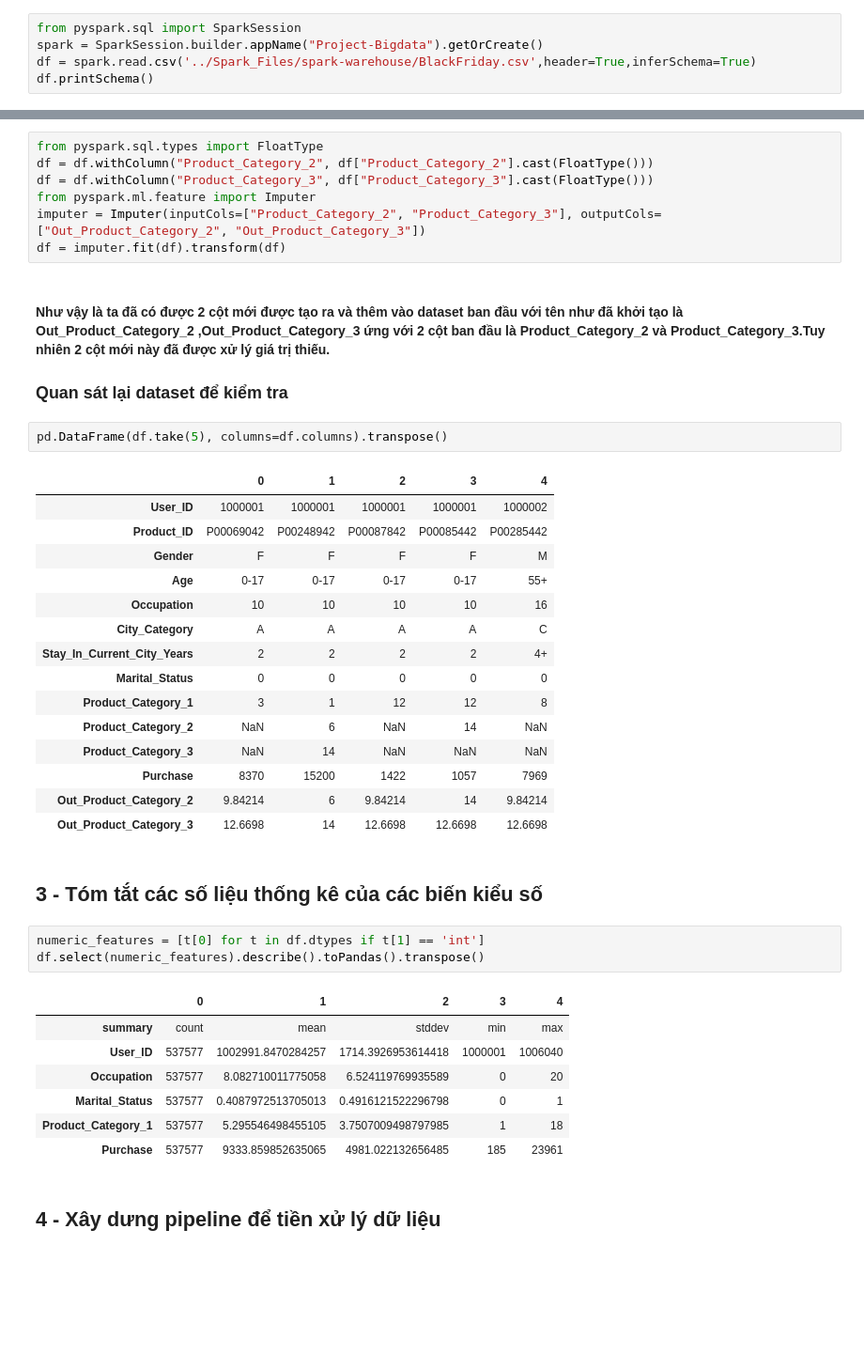
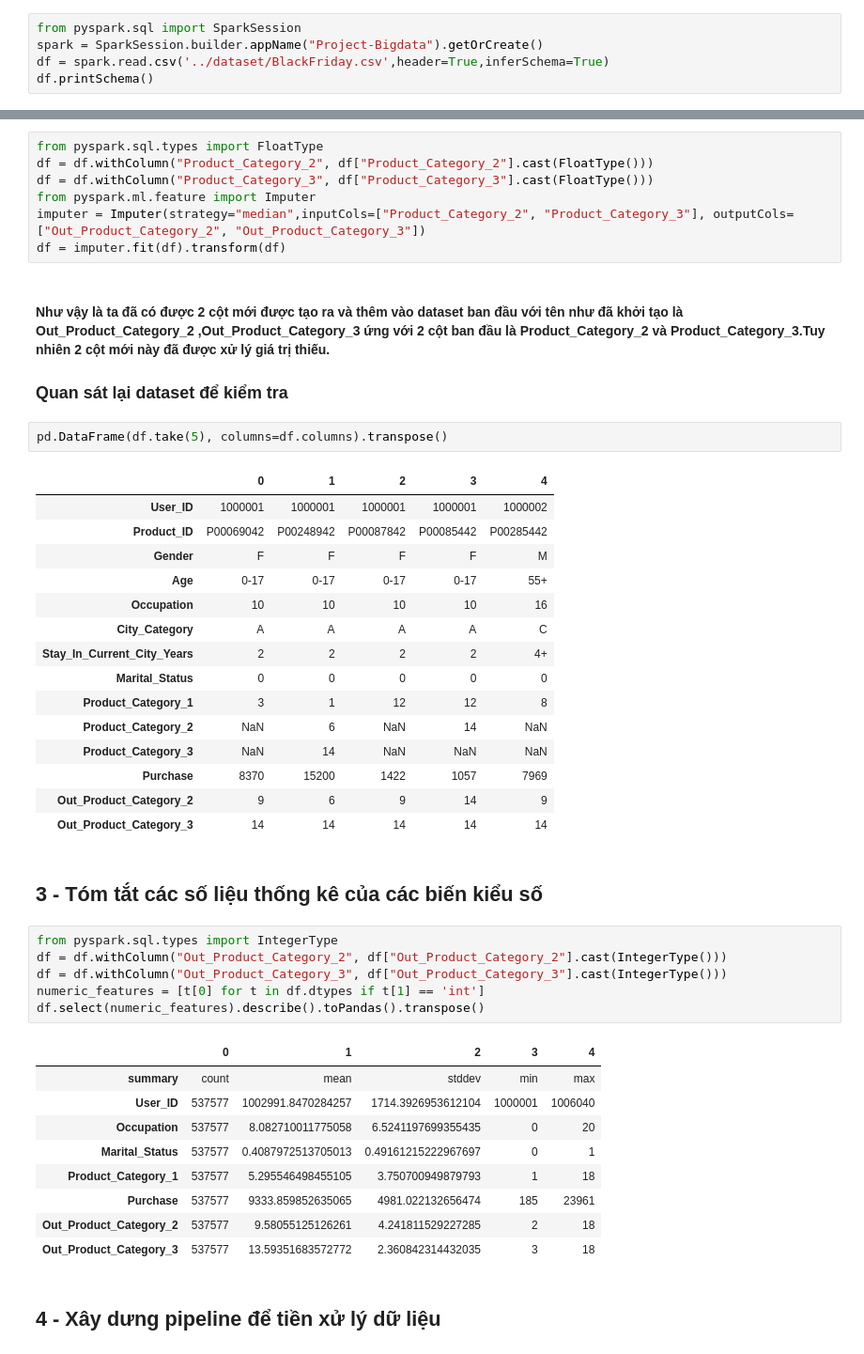
Before and after one commit to phamvanhuu0903/Bigdata-Project, a Jupyter notebook: Source Code/Pre-Report.ipynb, the cells around one changed output, grey strips where cells are left out. Shown at 94% size. Drawn from its saved outputs; the diff is of its cells as text; blank space fills up the shorter version.

```diff
--- a/Source Code/Pre-Report.ipynb
+++ b/Source Code/Pre-Report.ipynb
@@ -20,7 +20,7 @@
 # %%
 from pyspark.sql import SparkSession
 spark = SparkSession.builder.appName("Project-Bigdata").getOrCreate()
-df = spark.read.csv('../Spark_Files/spark-warehouse/BlackFriday.csv',header=True,inferSchema=True)
+df = spark.read.csv('../dataset/BlackFriday.csv',header=True,inferSchema=True)
 df.printSchema()
 # %% [output]
 root
@@ -113,7 +113,7 @@ from pyspark.sql.types import FloatType
 df = df.withColumn("Product_Category_2", df["Product_Category_2"].cast(FloatType()))
 df = df.withColumn("Product_Category_3", df["Product_Category_3"].cast(FloatType()))
 from pyspark.ml.feature import Imputer
-imputer = Imputer(inputCols=["Product_Category_2", "Product_Category_3"], outputCols=["Out_Product_Category_2", "Out_Product_Category_3"])
+imputer = Imputer(strategy="median",inputCols=["Product_Category_2", "Product_Category_3"], outputCols=["Out_Product_Category_2", "Out_Product_Category_3"])
 df = imputer.fit(df).transform(df)
 # %% [markdown]
 #### Như vậy là ta đã có được 2 cột mới được tạo ra và thêm vào dataset ban đầu với tên như đã khởi tạo là Out_Product_Category_2 ,Out_Product_Category_3 ứng với 2 cột ban đầu là Product_Category_2 và Product_Category_3.Tuy nhiên 2 cột mới này đã được xử lý giá trị thiếu.
@@ -134,21 +134,26 @@ pd.DataFrame(df.take(5), columns=df.columns).transpose()
 | Product_Category_2 | NaN | 6 | NaN | 14 | NaN |
 | Product_Category_3 | NaN | 14 | NaN | NaN | NaN |
 | Purchase | 8370 | 15200 | 1422 | 1057 | 7969 |
-| Out_Product_Category_2 | 9.84214 | 6 | 9.84214 | 14 | 9.84214 |
-| Out_Product_Category_3 | 12.6698 | 14 | 12.6698 | 12.6698 | 12.6698 |
+| Out_Product_Category_2 | 9 | 6 | 9 | 14 | 9 |
+| Out_Product_Category_3 | 14 | 14 | 14 | 14 | 14 |
 # %% [markdown]
 ## 3 - Tóm tắt các số liệu thống kê của các biến kiểu số
 # %%
+from pyspark.sql.types import IntegerType
+df = df.withColumn("Out_Product_Category_2", df["Out_Product_Category_2"].cast(IntegerType()))
+df = df.withColumn("Out_Product_Category_3", df["Out_Product_Category_3"].cast(IntegerType()))
 numeric_features = [t[0] for t in df.dtypes if t[1] == 'int']
 df.select(numeric_features).describe().toPandas().transpose()
 # %% [output]
 |  | 0 | 1 | 2 | 3 | 4 |
 | summary | count | mean | stddev | min | max |
-| User_ID | 537577 | 1002991.8470284257 | 1714.3926953614418 | 1000001 | 1006040 |
-| Occupation | 537577 | 8.082710011775058 | 6.524119769935589 | 0 | 20 |
-| Marital_Status | 537577 | 0.4087972513705013 | 0.4916121522296798 | 0 | 1 |
-| Product_Category_1 | 537577 | 5.295546498455105 | 3.7507009498797985 | 1 | 18 |
-| Purchase | 537577 | 9333.859852635065 | 4981.022132656485 | 185 | 23961 |
+| User_ID | 537577 | 1002991.8470284257 | 1714.3926953612104 | 1000001 | 1006040 |
+| Occupation | 537577 | 8.082710011775058 | 6.5241197699355435 | 0 | 20 |
+| Marital_Status | 537577 | 0.4087972513705013 | 0.49161215222967697 | 0 | 1 |
+| Product_Category_1 | 537577 | 5.295546498455105 | 3.750700949879793 | 1 | 18 |
+| Purchase | 537577 | 9333.859852635065 | 4981.022132656474 | 185 | 23961 |
+| Out_Product_Category_2 | 537577 | 9.58055125126261 | 4.241811529227285 | 2 | 18 |
+| Out_Product_Category_3 | 537577 | 13.59351683572772 | 2.360842314432035 | 3 | 18 |
 # %% [markdown]
 ## 4 - Xây dưng pipeline để tiền xử lý dữ liệu
 # %% [markdown]
```
Also changed, not shown: parts of 8 cells of this notebook, 1 other file.
